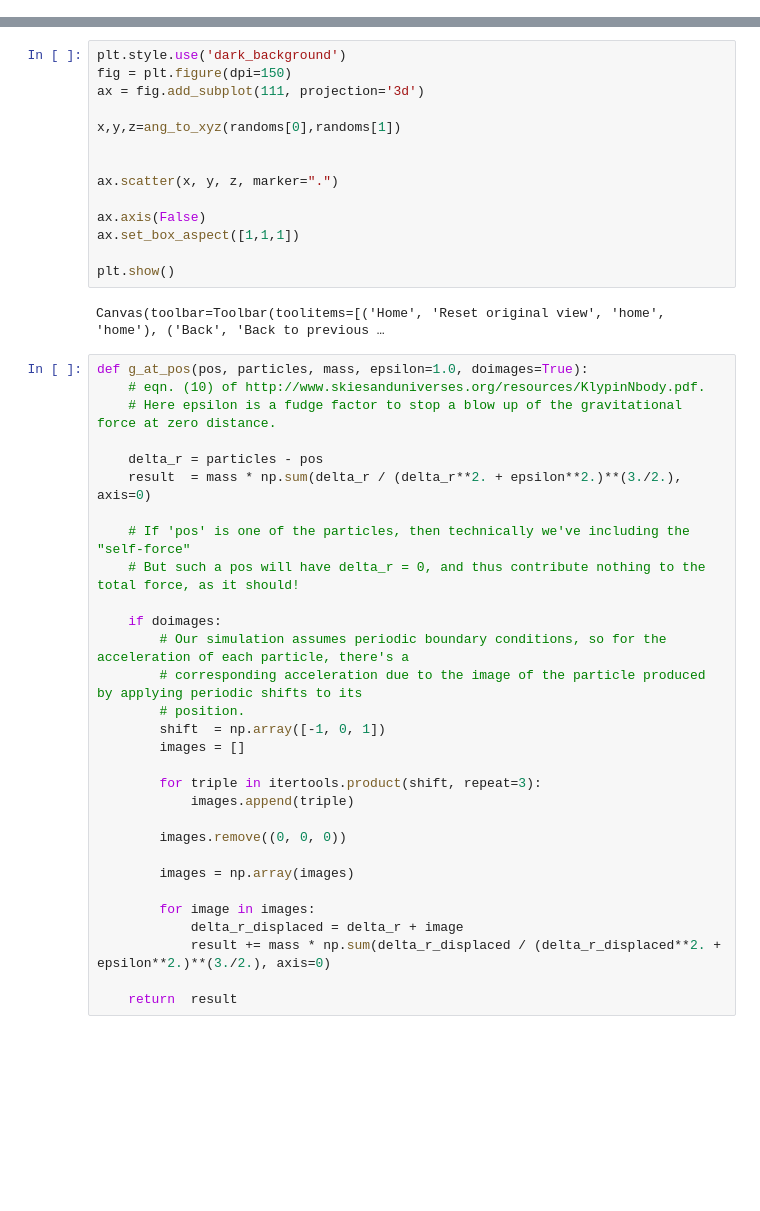
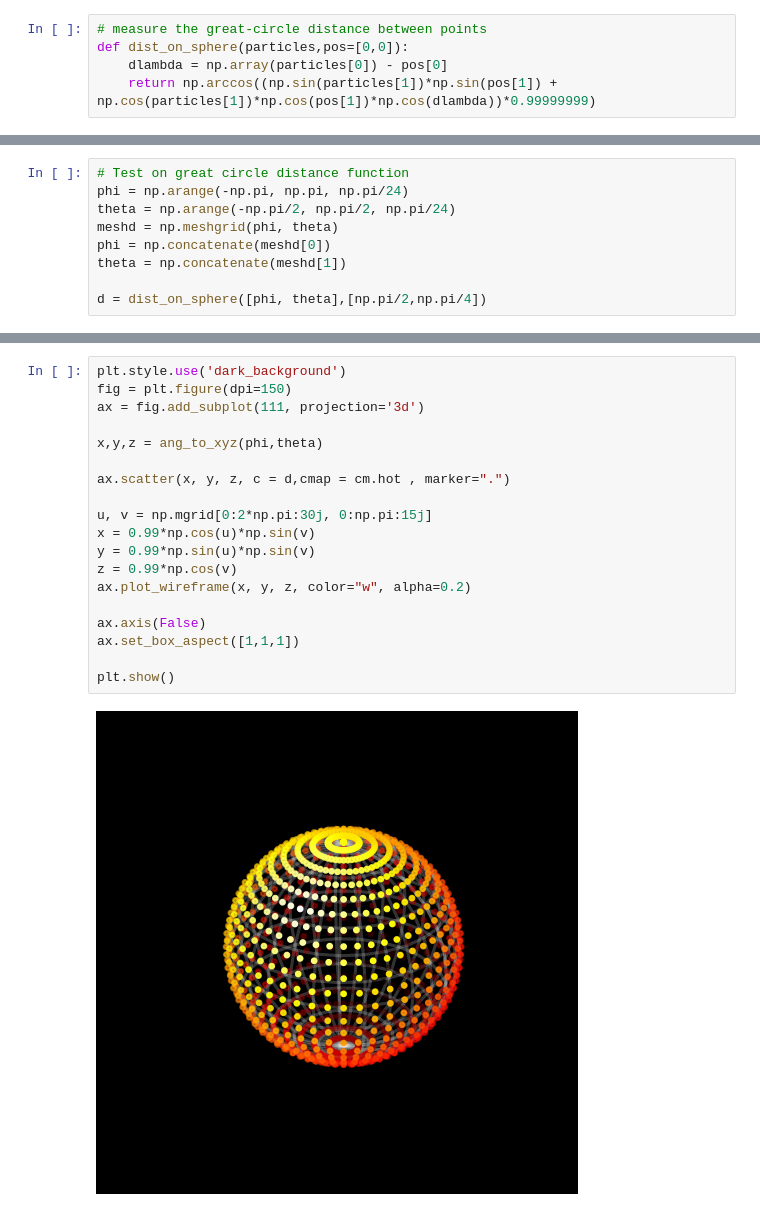
Before and after one commit to ChavezUriel/desihigh, a Jupyter notebook: MiniUniverse.ipynb, the cells around one changed output, grey strips where cells are left out. Drawn from its saved outputs; the diff is of its cells as text; blank space fills up the shorter version.

```diff
--- a/MiniUniverse.ipynb
+++ b/MiniUniverse.ipynb
@@ -23 +31,6 @@ def init_dof(npt):
+# %%
+# measure the great-circle distance between points
+def dist_on_sphere(particles,pos=[0,0]):
+    dlambda = np.array(particles[0]) - pos[0]
+    return np.arccos((np.sin(particles[1])*np.sin(pos[1]) + np.cos(particles[1])*np.cos(pos[1])*np.cos(dlambda))*0.99999999)
 # %%
@@ -49,0 +95,9 @@ def ang_to_xyz(phi,theta):
+# %%
+# Test on great circle distance function
+phi = np.arange(-np.pi, np.pi, np.pi/24)
+theta = np.arange(-np.pi/2, np.pi/2, np.pi/24)
+meshd = np.meshgrid(phi, theta)
+phi = np.concatenate(meshd[0])
+theta = np.concatenate(meshd[1])
+
+d = dist_on_sphere([phi, theta],[np.pi/2,np.pi/4])
@@ -50,46 +118,21 @@ def ang_to_xyz(phi,theta):
 # %%
 plt.style.use('dark_background')
 fig = plt.figure(dpi=150)
 ax = fig.add_subplot(111, projection='3d')
 
-x,y,z=ang_to_xyz(randoms[0],randoms[1])
+x,y,z = ang_to_xyz(phi,theta)
 
+ax.scatter(x, y, z, c = d,cmap = cm.hot , marker=".")
 
-ax.scatter(x, y, z, marker=".")
+u, v = np.mgrid[0:2*np.pi:30j, 0:np.pi:15j]
+x = 0.99*np.cos(u)*np.sin(v)
+y = 0.99*np.sin(u)*np.sin(v)
+z = 0.99*np.cos(v)
+ax.plot_wireframe(x, y, z, color="w", alpha=0.2)
 
 ax.axis(False)
 ax.set_box_aspect([1,1,1])
 
 plt.show()
 # %% [output]
-Canvas(toolbar=Toolbar(toolitems=[('Home', 'Reset original view', 'home', 'home'), ('Back', 'Back to previous …
+[figure, added]
-# %%
-def g_at_pos(pos, particles, mass, epsilon=1.0, doimages=True):
-    # eqn. (10) of http://www.skiesanduniverses.org/resources/KlypinNbody.pdf.
-    # Here epsilon is a fudge factor to stop a blow up of the gravitational force at zero distance.
-
-    delta_r = particles - pos
-    result  = mass * np.sum(delta_r / (delta_r**2. + epsilon**2.)**(3./2.), axis=0)
-
-    # If 'pos' is one of the particles, then technically we've including the "self-force"
-    # But such a pos will have delta_r = 0, and thus contribute nothing to the total force, as it should!
-
-    if doimages:
-        # Our simulation assumes periodic boundary conditions, so for the acceleration of each particle, there's a
-        # corresponding acceleration due to the image of the particle produced by applying periodic shifts to its
-        # position.
-        shift  = np.array([-1, 0, 1])
-        images = []
-
-        for triple in itertools.product(shift, repeat=3):
-            images.append(triple)
-
-        images.remove((0, 0, 0))
-
-        images = np.array(images)
-
-        for image in images:
-            delta_r_displaced = delta_r + image
-            result += mass * np.sum(delta_r_displaced / (delta_r_displaced**2. + epsilon**2.)**(3./2.), axis=0)
-
-    return  result
```
Also changed, not shown: parts of 17 cells of this notebook.
